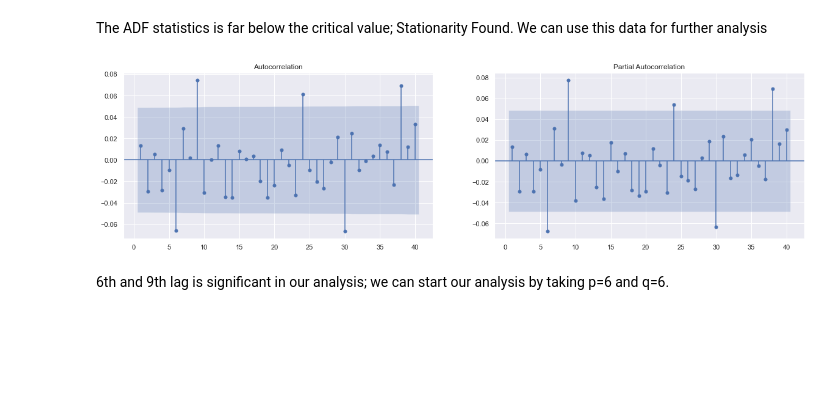
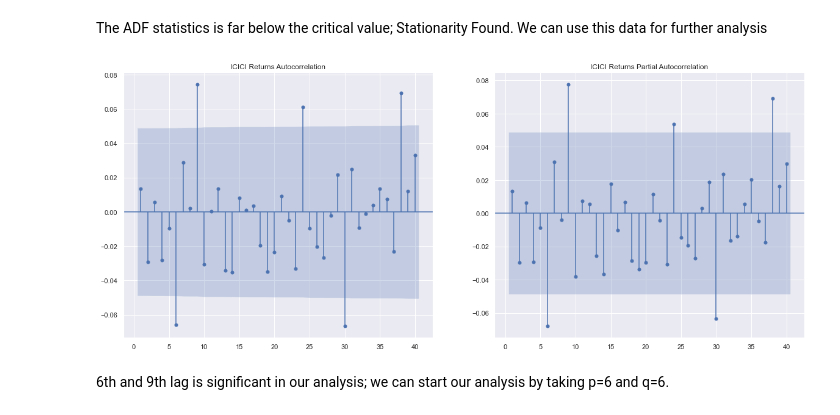
Before and after one commit to sid781/Market-Microstructure, a Jupyter notebook: Forecasting.ipynb, the cells around one changed output. Cells and saved outputs as stored; diff of their text form; code cells hidden in the pictures; blank space fills up the shorter version.

```diff
--- a/Forecasting.ipynb
+++ b/Forecasting.ipynb
@@ -134,12 +162,12 @@ sts.adfuller(df.icici_ret[1:])
 # %% [markdown]
 The ADF statistics is far below the critical value; Stationarity Found. We can use this data for further analysis
 # %%
-fig, (ax1, ax2) = plt.subplots(1, 2, figsize=(20, 5))
-sgt.plot_acf(df.icici_ret[1:], lags=40, zero=False, ax=ax1)
-sgt.plot_pacf(df.icici_ret[1:],lags=40, zero=False, ax=ax2)
+fig, (ax1, ax2) = plt.subplots(1, 2, figsize=(20, 8))
+sgt.plot_acf(df.icici_ret[1:], lags=40, zero=False, ax=ax1,title='ICICI Returns Autocorrelation')
+sgt.plot_pacf(df.icici_ret[1:],lags=40, zero=False, ax=ax2,title='ICICI Returns Partial Autocorrelation' )
 plt.show()
 # %% [output]
-[figure, old version]
+[figure, new version]
 # %% [markdown]
 6th and 9th lag is significant in our analysis; we can start our analysis by taking p=6 and q=6.
 # %% [markdown]
```
Also changed, not shown: parts of 62 cells of this notebook.
